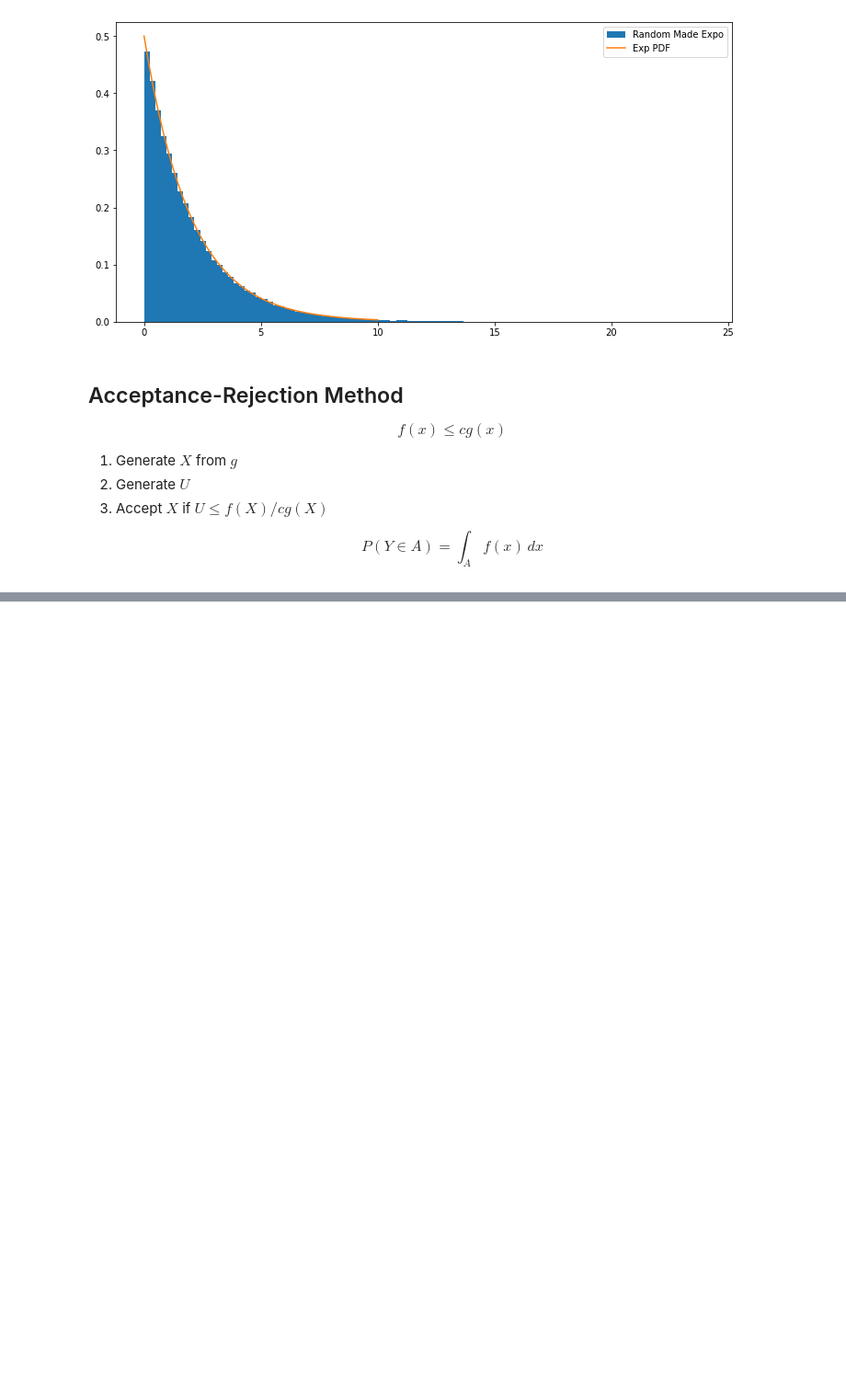
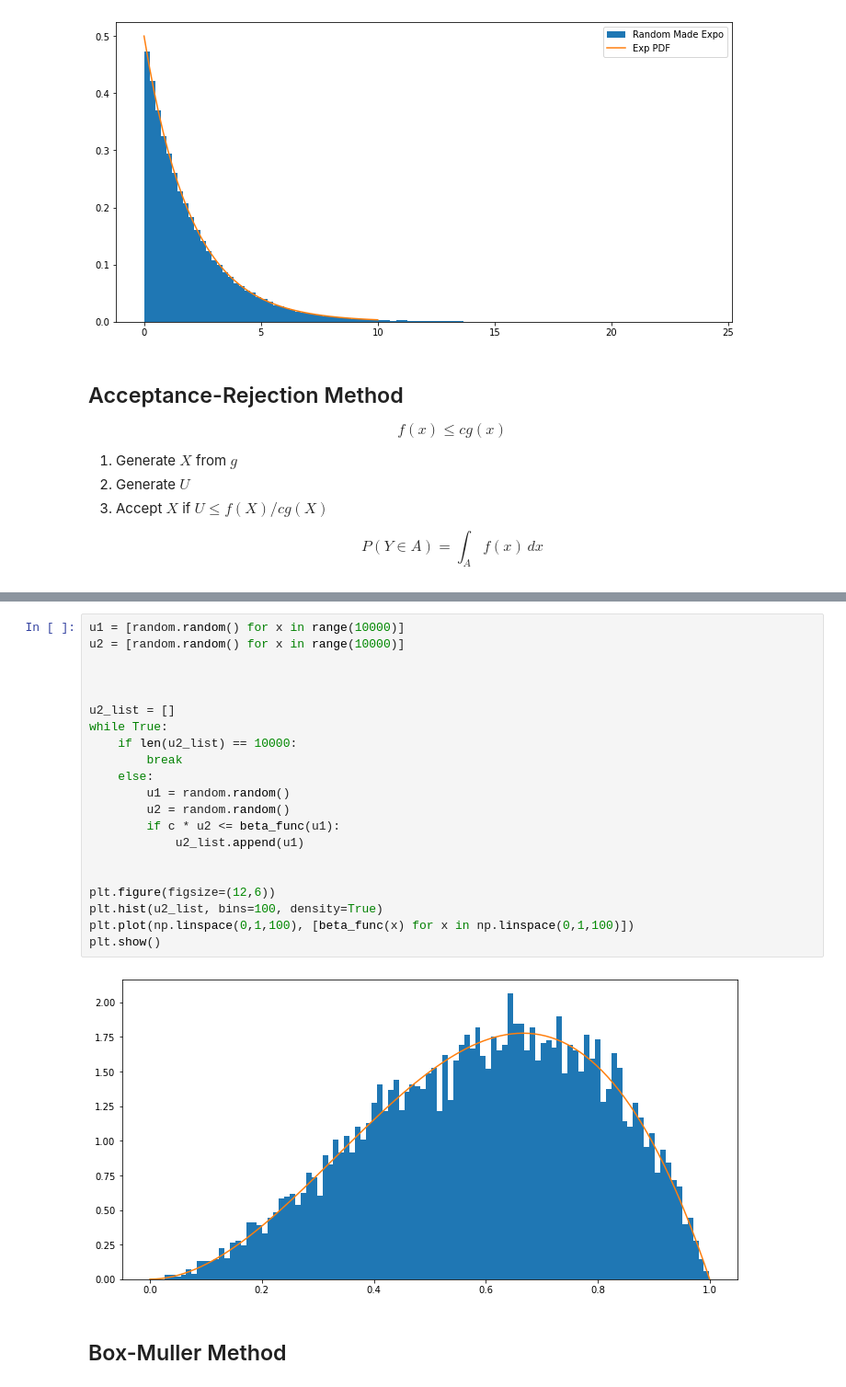
Before and after one commit to MalrangQuant/Simulation_Lecture, a Jupyter notebook: Inverse_Method.ipynb, the cells around one changed output, grey strips where cells are left out. Shown: that part at 92% size. Drawn from its saved outputs; the diff is of its cells as text; blank space fills up the shorter version.

```diff
--- a/Inverse_Method.ipynb
+++ b/Inverse_Method.ipynb
@@ -142,0 +117,25 @@ u1[u2<=ar_func(u1)]
+# %%
+u1 = [random.random() for x in range(10000)]
+u2 = [random.random() for x in range(10000)]
+
+
+
+u2_list = []
+while True:
+    if len(u2_list) == 10000:
+        break
+    else:
+        u1 = random.random()
+        u2 = random.random()
+        if c * u2 <= beta_func(u1):
+            u2_list.append(u1)
+
+
+plt.figure(figsize=(12,6))
+plt.hist(u2_list, bins=100, density=True)
+plt.plot(np.linspace(0,1,100), [beta_func(x) for x in np.linspace(0,1,100)])
+plt.show()
+# %% [output]
+[figure, added]
+# %% [markdown]
+## Box-Muller Method
```
Also changed, not shown: parts of 17 cells of this notebook.
